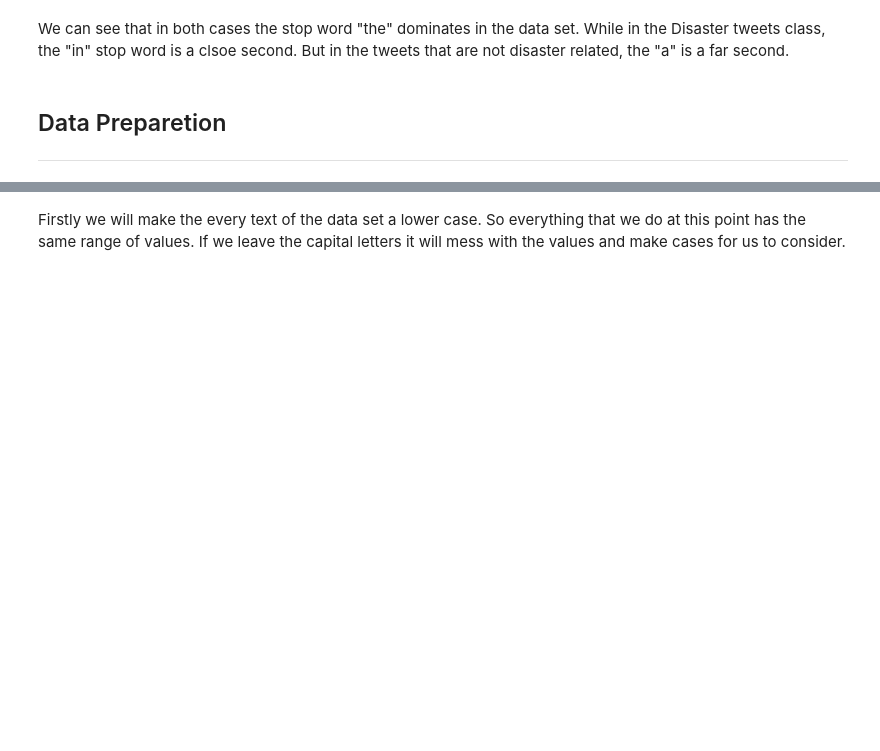
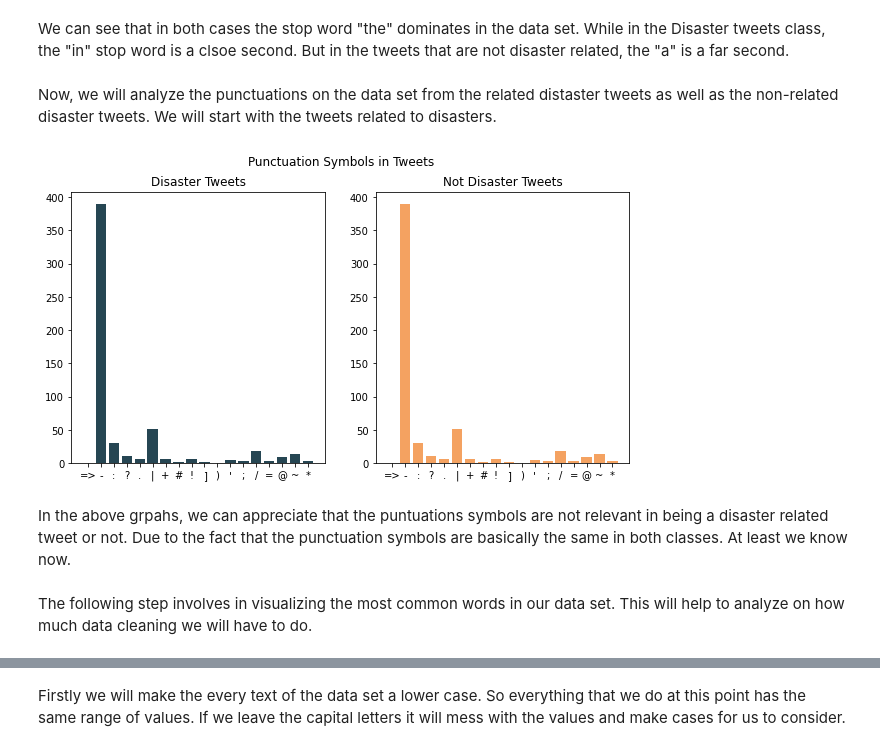
Before and after one commit to RandomAlien3096/NaturalLanguageProcessingWithDisasters, a Jupyter notebook: NLP_twitter_notebook.ipynb, the cells around one changed output, grey strips where cells are left out. Drawn from its saved outputs; the diff is of its cells as text; code cells hidden in the pictures; blank space fills up the shorter version.

```diff
--- a/NLP_twitter_notebook.ipynb
+++ b/NLP_twitter_notebook.ipynb
@@ -19,6 +19,7 @@ In this project we will be using Text Classification with LSTM.
 import pandas as pd
 import numpy as np
 import matplotlib.pyplot as plt
+plt.rcParams['figure.dpi']= 300
 import seaborn as sns
 import re
 import nltk
@@ -33,7 +34,9 @@ from tensorflow.keras.preprocessing.text import Tokenizer
 from tensorflow.keras.preprocessing.sequence import pad_sequences
 from tensorflow import keras
 from collections import defaultdict
-
+from collections import  Counter
+import string
+from sklearn.feature_extraction.text import CountVectorizer
 import warnings
 warnings.filterwarnings('ignore')
 # %%
@@ -198,6 +201,38 @@ plt.show()
 [figure]
 # %% [markdown]
 We can see that in both cases the stop word "the" dominates in the data set. While in the Disaster tweets class, the "in" stop word is a clsoe second. But in the tweets that are not disaster related, the "a" is a far second.
-# %% [markdown]
-## Data Preparetion
-----------------------------------------------------------------------------
+# %% [markdown]
+Now, we will analyze the punctuations on the data set from the related distaster tweets as well as the non-related disaster tweets. We will start with the tweets related to disasters.
+# %%
+#Disaster tweets
+dic1=defaultdict(int)
+special1 = string.punctuation
+for i in (corpus):
+    if i in special1:
+        dic1[i]+=1
+# %%
+#Not Disaster tweets
+dic0=defaultdict(int)
+special0 = string.punctuation
+for i in (corpus):
+    if i in special0:
+        dic0[i]+=1
+# %%
+fig, (ax1,ax2) = plt.subplots(1,2,figsize = (10,5))
+
+x, y = zip(*dic1.items())
+ax1.bar(x,y, color = '#264653')
+ax1.set_title('Disaster Tweets')
+
+x, y = zip(*dic0.items())
+ax2.bar(x,y, color = '#f4a261')
+ax2.set_title('Not Disaster Tweets')
+
+fig.suptitle('Punctuation Symbols in Tweets')
+plt.show()
+# %% [output]
+[figure, added]
+# %% [markdown]
+In the above grpahs, we can appreciate that the puntuations symbols are not relevant in being a disaster related tweet or not. Due to the fact that the punctuation symbols are basically the same in both classes. At least we know now.
+# %% [markdown]
+The following step involves in visualizing the most common words in our data set. This will help to analyze on how much data cleaning we will have to do.
```
Also changed, not shown: parts of 28 cells of this notebook.
